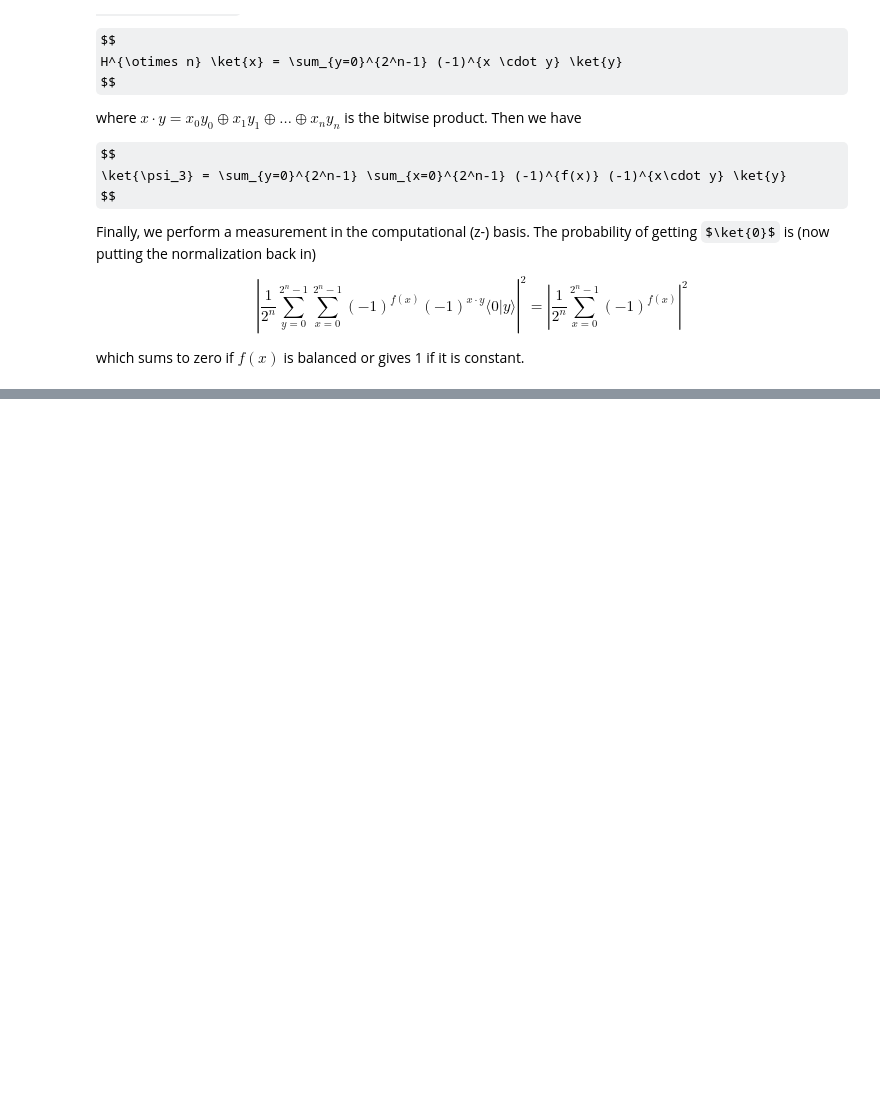
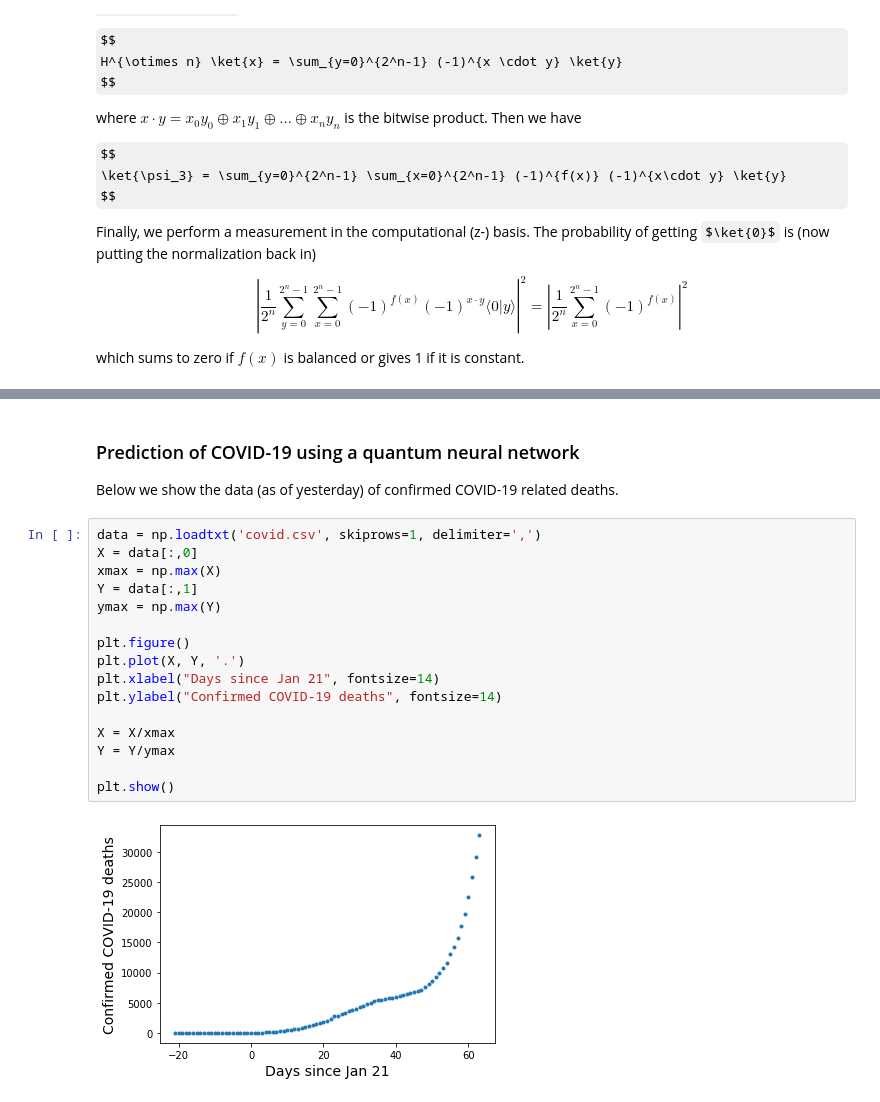
Before and after one commit to rafaelha/group_meeting_qc, a Jupyter notebook: group_meeting.ipynb, the cells around one changed output, grey strips where cells are left out. Cells and saved outputs as stored; diff of their text form; some formulas as TeX source; blank space fills up the shorter version.

```diff
--- a/group_meeting.ipynb
+++ b/group_meeting.ipynb
@@ -420,0 +494,22 @@ which sums to zero if $f(x)$ is balanced or gives 1 if it is constant.
+# %% [markdown]
+### Prediction of COVID-19 using a quantum neural network
+
+Below we show the data (as of yesterday) of confirmed COVID-19 related deaths.
+# %%
+data = np.loadtxt('covid.csv', skiprows=1, delimiter=',')
+X = data[:,0]
+xmax = np.max(X)
+Y = data[:,1]
+ymax = np.max(Y)
+
+plt.figure()
+plt.plot(X, Y, '.')
+plt.xlabel("Days since Jan 21", fontsize=14)
+plt.ylabel("Confirmed COVID-19 deaths", fontsize=14)
+
+X = X/xmax
+Y = Y/ymax
+
+plt.show()
+# %% [output]
+[figure, added]
```
Also changed, not shown: parts of 19 cells of this notebook.
